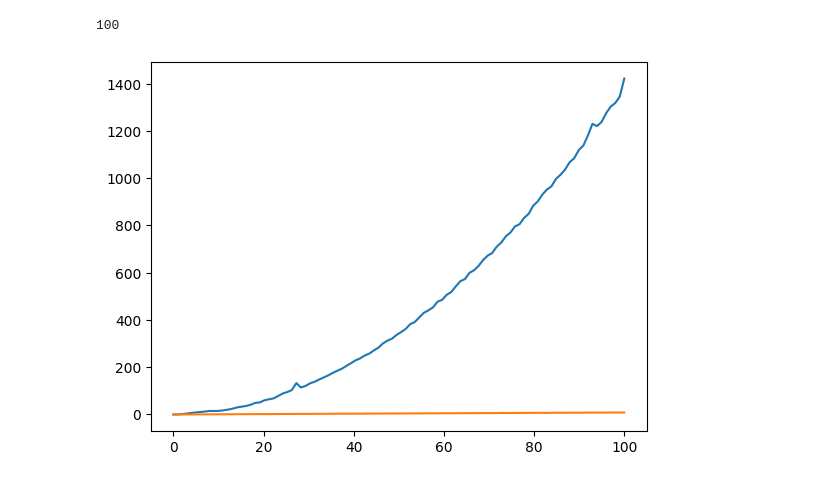
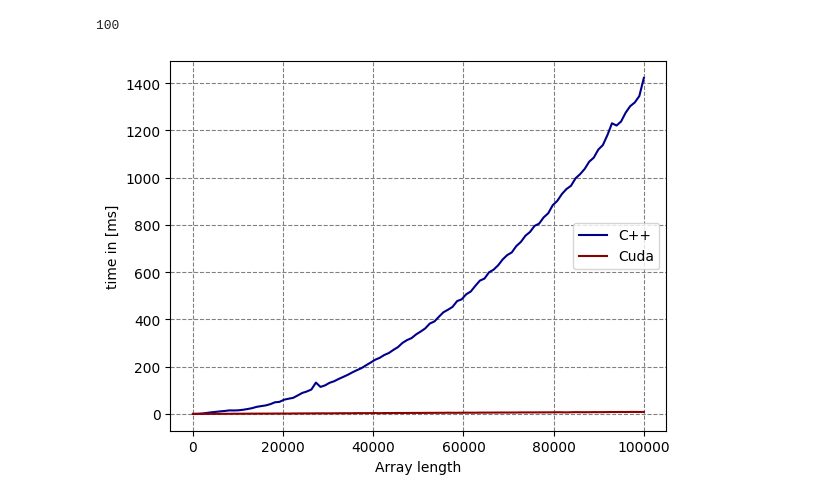
Before and after one commit to vallereichi/DoubleSlit, a Jupyter notebook: RK4step/time.ipynb, the cells around one changed output. Cells and saved outputs as stored; diff of their text form; code cells hidden in the pictures.

```diff
--- a/RK4step/time.ipynb
+++ b/RK4step/time.ipynb
@@ -30,14 +30,20 @@ len(cuda)
 # %% [output]
 100
 # %%
-x = np.linspace(0, 100, 100)
+x = np.linspace(0, 100000, 100)
 len(x)
 # %% [output]
 100
 # %%
-plt.plot(x, times)
-plt.plot(x, cuda)
+plt.plot(x, times, label="C++", color="darkblue")
+plt.plot(x, cuda, label="Cuda", color="darkred")
+
+plt.xlabel("Array length")
+plt.ylabel("time in [ms]")
+
+plt.grid(linestyle="--", linewidth="0.8", color="grey")
+plt.legend(loc="right")
 plt.savefig("performance.png")
 plt.show()
 # %% [output]
-[figure, old version]
+[figure, new version]
```
Also changed, not shown: parts of 2 cells of this notebook, 1 other file.
